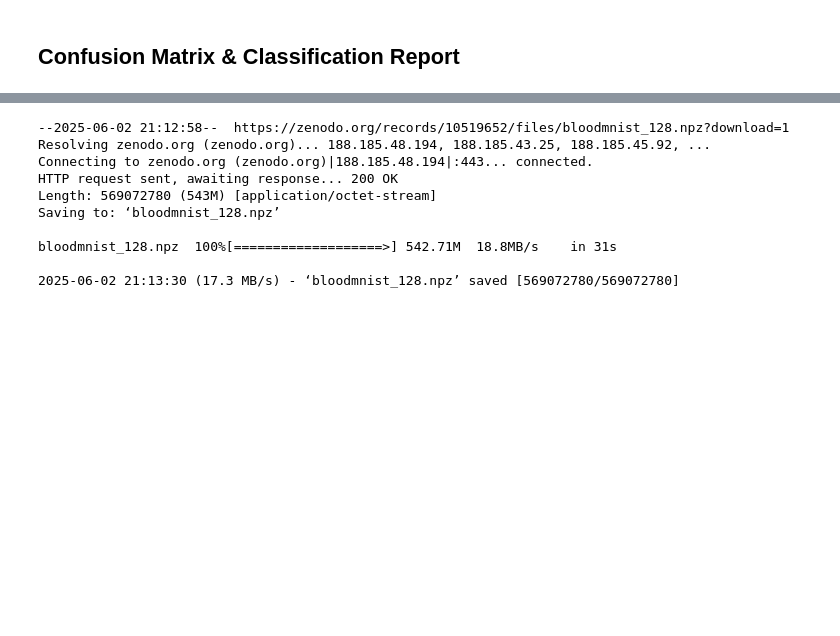
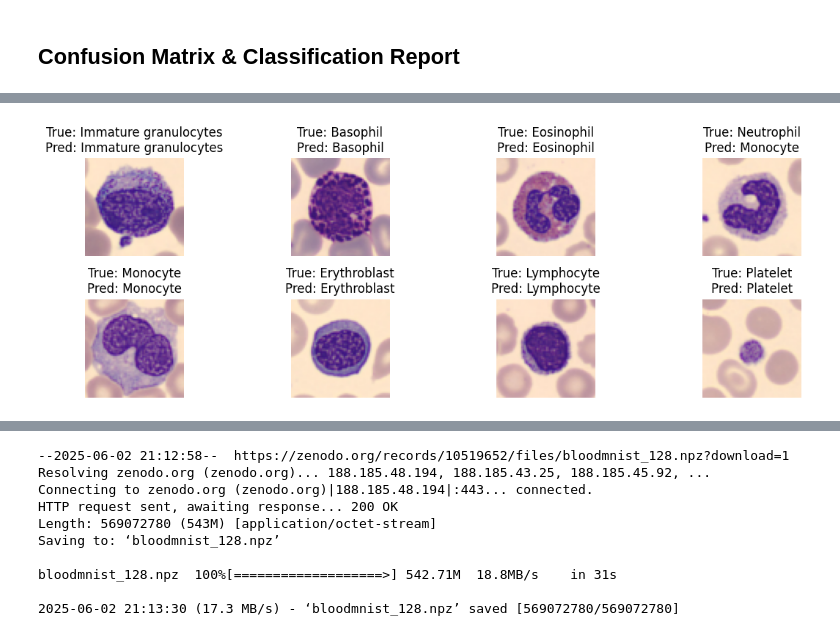
Before and after one commit to isikaykarakus/BloodMNIST_C4, a Jupyter notebook: Isikay_Karakus_C4.ipynb, the cells around one changed output, grey strips where cells are left out. Saved outputs shown, nothing was run; the diff lists cells and outputs as text; code cells hidden in the pictures; blank space fills up the shorter version.

```diff
--- a/Isikay_Karakus_C4.ipynb
+++ b/Isikay_Karakus_C4.ipynb
@@ -474,0 +499,32 @@ Softmax: outputs class probabilities that sum to 1.
+# %%
+import random
+import matplotlib.pyplot as plt
+import numpy as np
+
+# Create a figure for displaying one image per class
+plt.figure(figsize=(12, 4))
+
+shown = set()
+count = 0
+
+for i in range(len(X_test_64)):
+    label = y_test_64[i]
+    if label not in shown:
+        shown.add(label)
+        image = X_test_64[i]
+        true_label = label_map[label]
+        pred_label = label_map[np.argmax(model_baseline_64.predict(image[None, ...]))]
+
+        # Plot image with labels
+        plt.subplot(2, 4, count + 1)
+        plt.imshow(image)
+        plt.title(f"True: {true_label}\nPred: {pred_label}")
+        plt.axis("off")
+        count += 1
+
+    if len(shown) == len(label_map):  # All 8 classes covered
+        break
+
+plt.tight_layout()
+plt.show()
+# %% [output]
@@ -474,0 +539 @@ Softmax: outputs class probabilities that sum to 1.
+[figure, added]
```
Also changed, not shown: parts of 67 cells of this notebook.
